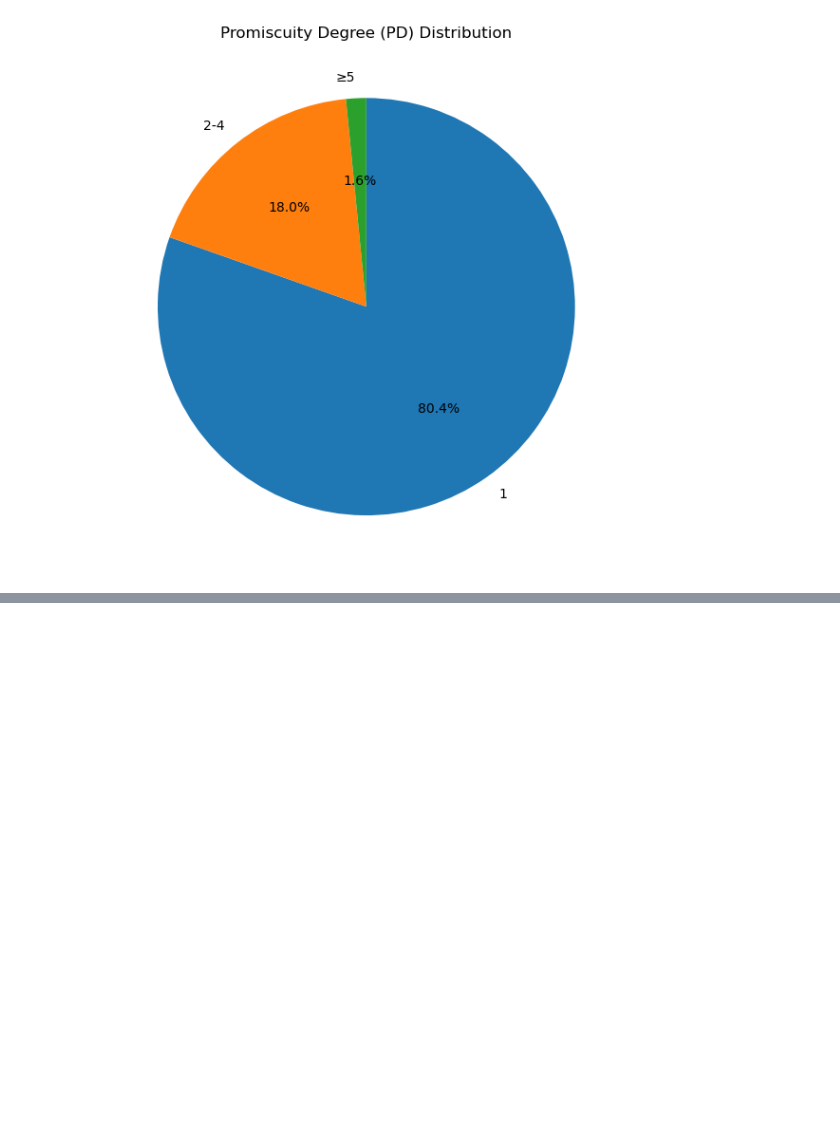
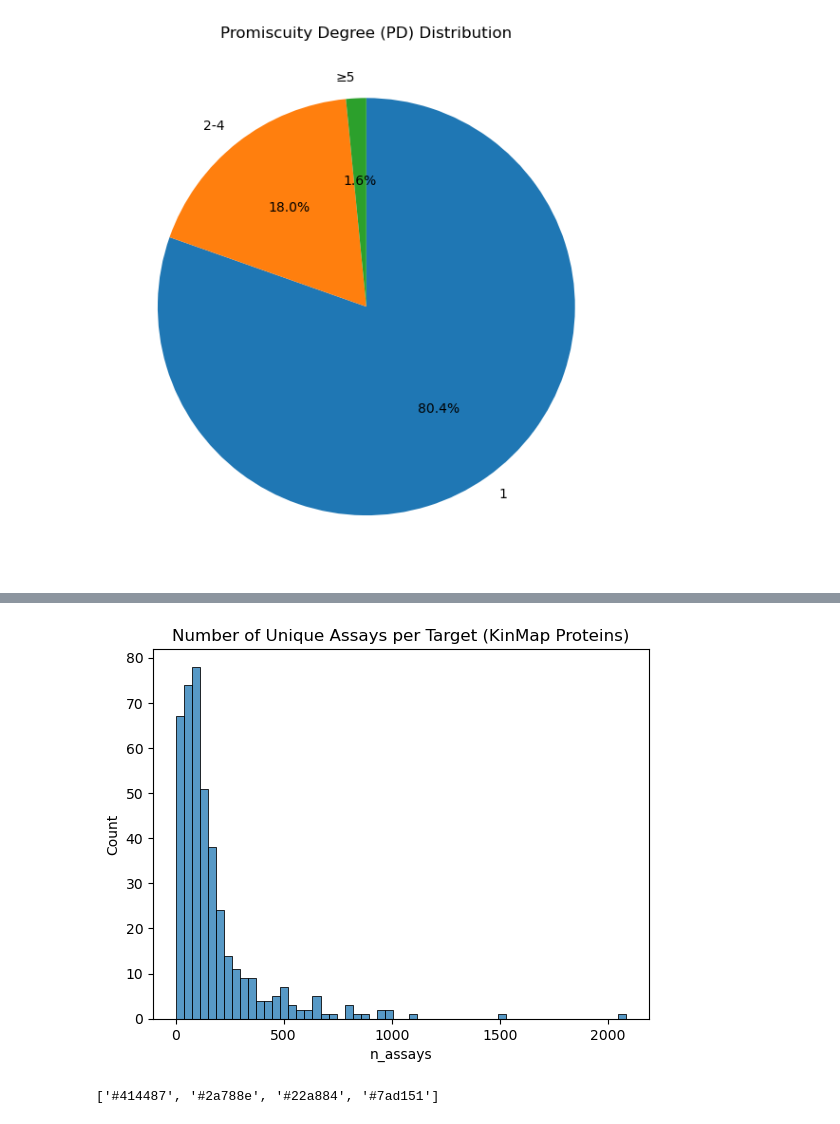
Before and after one commit to Jack-42/ligandActivityAnalysis, a Jupyter notebook: notebooks/exploratory_analysis.ipynb, the cells around one changed output, grey strips where cells are left out. Saved outputs shown, nothing was run; the diff lists cells and outputs as text; code cells hidden in the pictures; blank space fills up the shorter version.

Commit message:
add files related to kinmap

```diff
--- a/notebooks/exploratory_analysis.ipynb
+++ b/notebooks/exploratory_analysis.ipynb
@@ -60,0 +176,6 @@ plt.show()
+# %%
+sns.histplot(ktarget_df, x="n_assays")
+plt.title("Number of Unique Assays per Target (KinMap Proteins)")
+plt.show()
+# %% [output]
+[figure, added]
@@ -60,0 +187,9 @@ plt.show()
+# %%
+# save n_assay data
+size_cutoffs = [5, 50, 100]
+colors = sns.color_palette("viridis", len(size_cutoffs) + 1).as_hex() # maps sizes to color
+print(colors)
+pth = "/home/jack/unm_gra/data/LAA/Homosapiens-SINGLEPROTEIN-1100/addl_files/kinmap_nassay_vis.csv"
+create_kinmap_csv(ktarget_df, "n_assays", size_cutoffs, colors, pth)
+# %% [output]
+['#414487', '#2a788e', '#22a884', '#7ad151']
```
Also changed, not shown: parts of 18 cells of this notebook, 3 other files.
